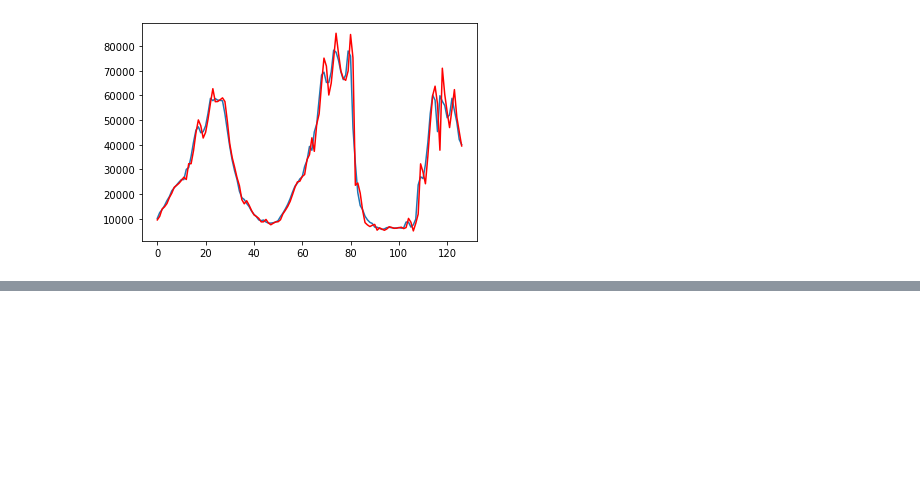
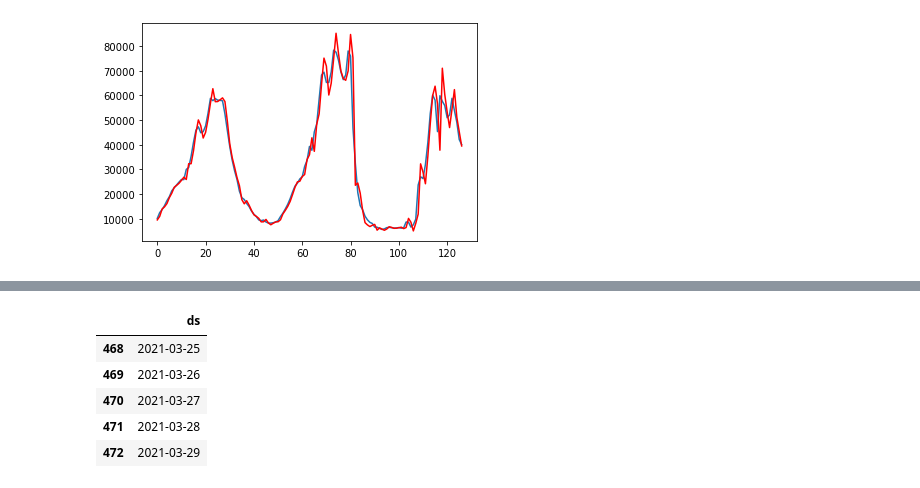
Before and after one commit to andrewmejia600/DS7333, a Jupyter notebook: CASE_STUDY_8/Case_Study_8.ipynb, the cells around one changed output, grey strips where cells are left out. Drawn from its saved outputs; the diff is of its cells as text; code cells hidden in the pictures; blank space fills up the shorter version.

```diff
--- a/CASE_STUDY_8/Case_Study_8.ipynb
+++ b/CASE_STUDY_8/Case_Study_8.ipynb
@@ -322,0 +348,10 @@ pyplot.show()
+# %%
+future = m.make_future_dataframe(periods=50)
+future.tail()
+# %% [output]
+|  | ds |
+| 468 | 2021-03-25 |
+| 469 | 2021-03-26 |
+| 470 | 2021-03-27 |
+| 471 | 2021-03-28 |
+| 472 | 2021-03-29 |
```
Also changed, not shown: parts of 5 cells of this notebook.
